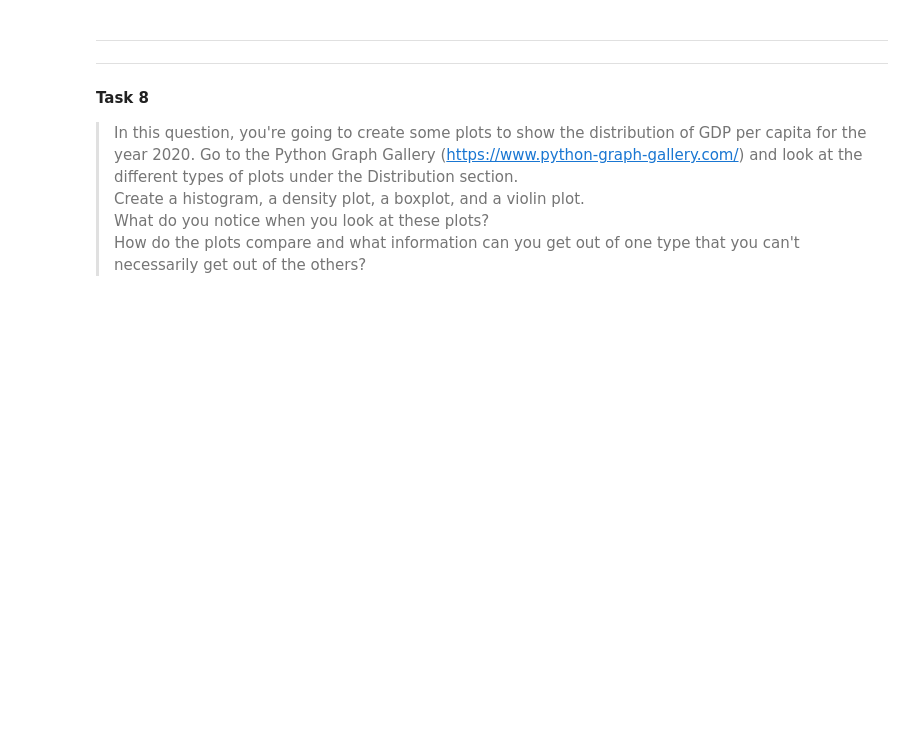
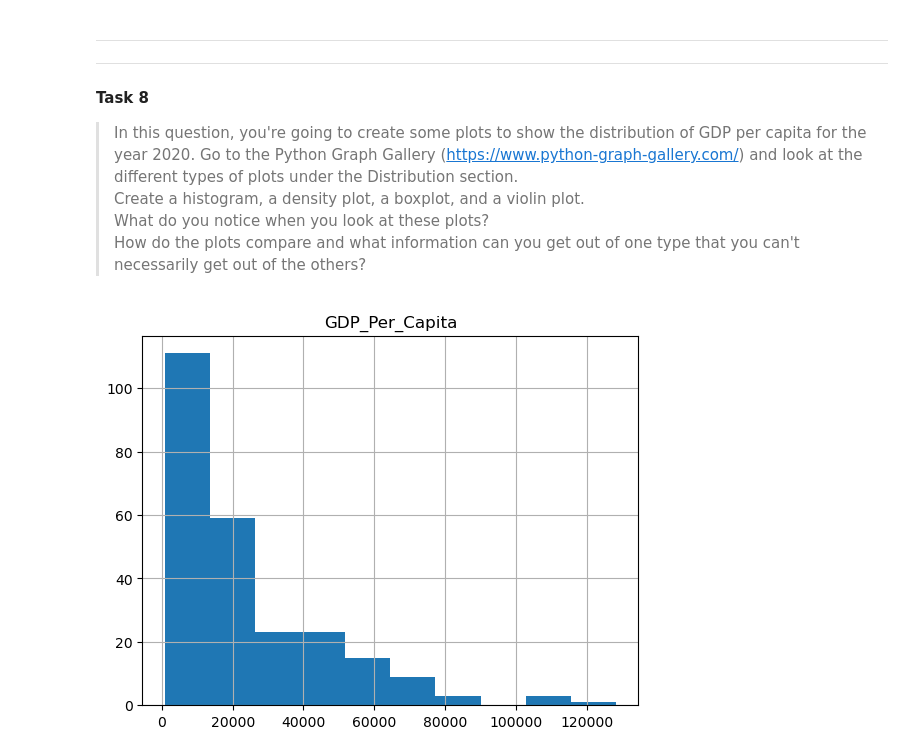
Before and after one commit to NSS-Full-Time-Data-Analytics-16/un-project-william-benjamin, a Jupyter notebook: notebooks/united-nations.ipynb, the cells around one changed output. Drawn from its saved outputs; the diff is of its cells as text; code cells hidden in the pictures; blank space fills up the shorter version.

```diff
--- a/notebooks/united-nations.ipynb
+++ b/notebooks/united-nations.ipynb
@@ -105,3 +145,9 @@ count_years[34 == count_years['Year Count']]
 >  Create a histogram, a density plot, a boxplot, and a violin plot.
 > What do you notice when you look at these plots?
 > How do the plots compare and what information can you get out of one type that you can't necessarily get out of the others?
+# %%
+gdp_2020 = gdp_df.loc[2020 == gdp_df.Year]
+# %%
+gdp_2020.hist("GDP_Per_Capita");
+# %% [output]
+[figure, added]
```
Also changed, not shown: parts of 11 cells of this notebook.
